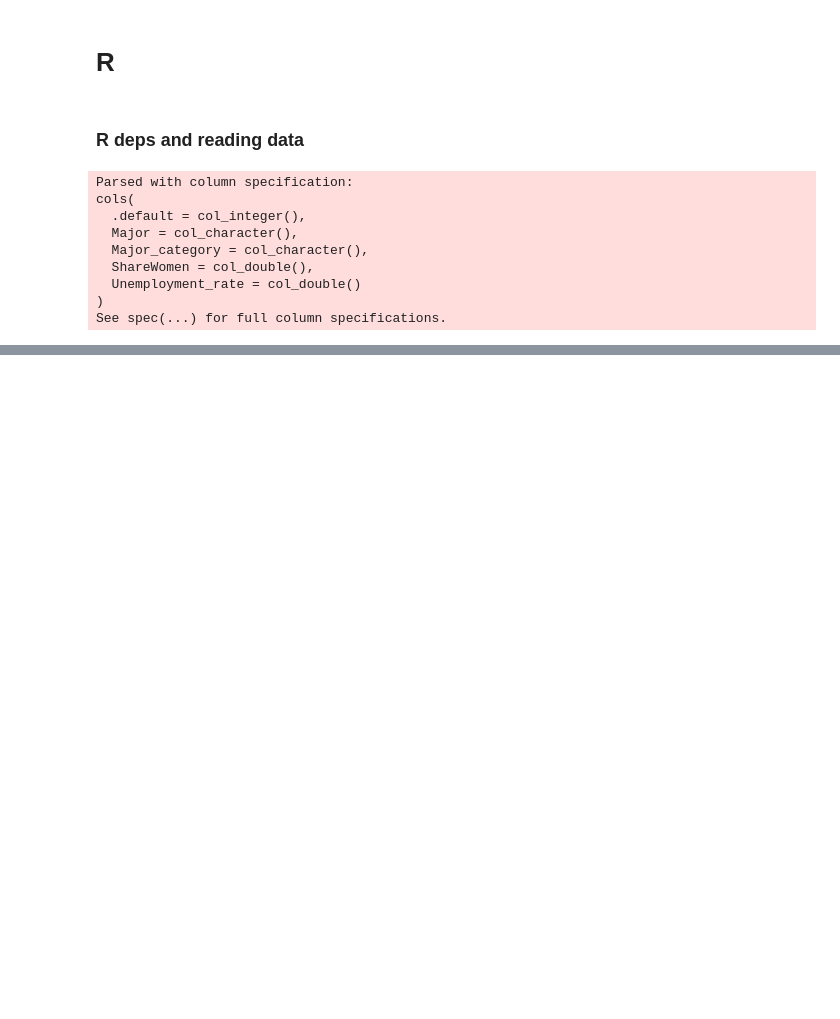
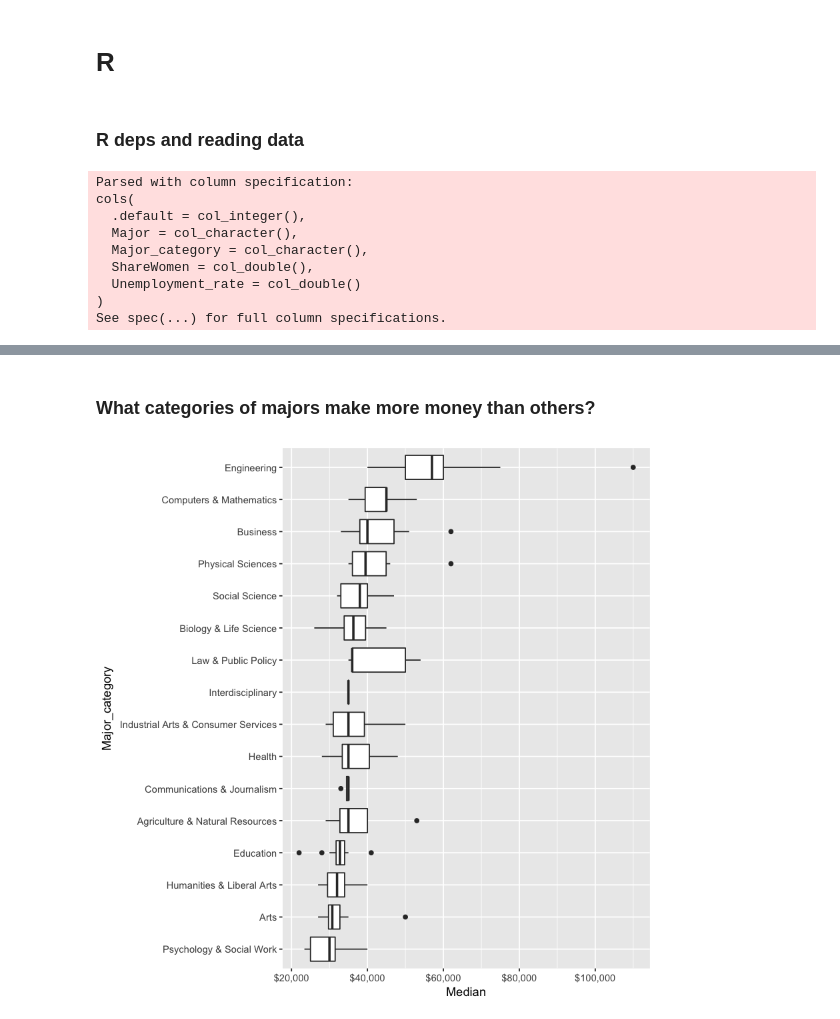
Before and after one commit to nischalshrestha/tidytuesdays, a Jupyter notebook: recent-grads/recent-grads.ipynb, the cells around one changed output, grey strips where cells are left out. Cells and saved outputs as stored; diff of their text form; code cells hidden in the pictures; blank space fills up the shorter version.

Commit message:
some plots in R exploring majors and salaries

```diff
--- a/recent-grads/recent-grads.ipynb
+++ b/recent-grads/recent-grads.ipynb
@@ -21,7 +25,8 @@ df.head()
 ### R deps and reading data
 # %%
 library(tidyverse)
-df <- read_csv("recent-grads.csv")
+library(scales)
+recent_grads <- read_csv("recent-grads.csv")
 # %% [output]
 Parsed with column specification:
 cols(
@@ -54,0 +50,16 @@ df
+# %% [markdown]
+### What categories of majors make more money than others?
+# %%
+# visualize the distribution of salary for each major using boxplot
+recent_grads %>%
+    # reorder Major_category according to the Median (top -> highest salary)
+    mutate(Major_category = fct_reorder(Major_category, Median)) %>%
+    # Major_category as X, Median as y
+    ggplot(aes(Major_category, Median)) +
+    geom_boxplot() +
+    # reformats the Median (y) as currency in $
+    scale_y_continuous(labels = dollar_format()) +
+    # since it's hard to read the labels for x axis, flip coords
+    coord_flip()
+# %% [output]
+[figure, added]
```
Also changed, not shown: parts of 7 cells of this notebook.
